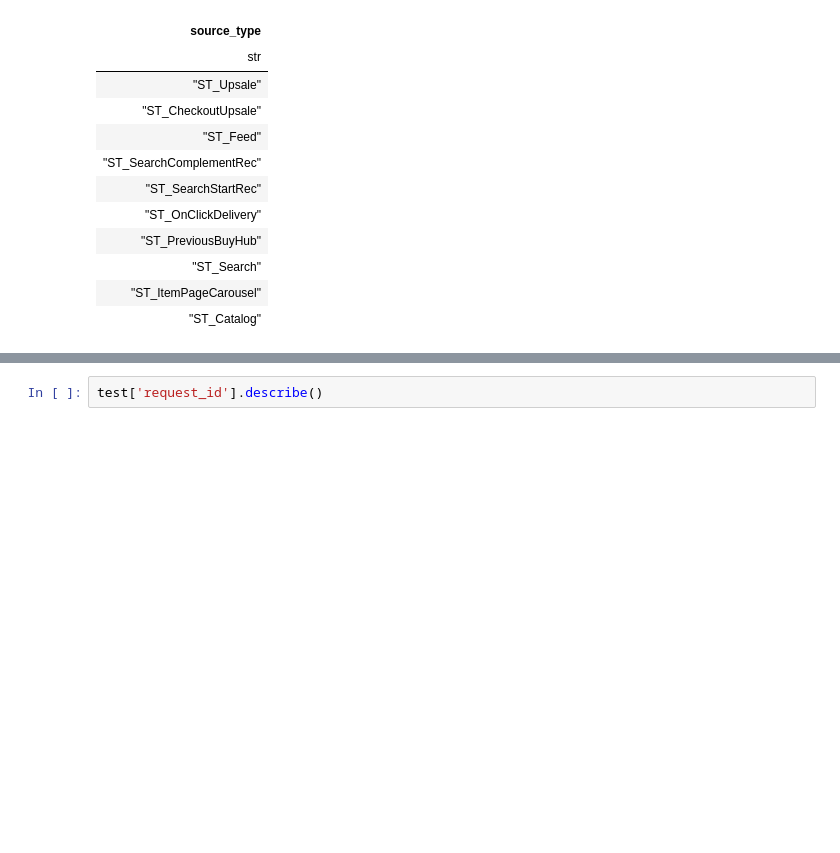
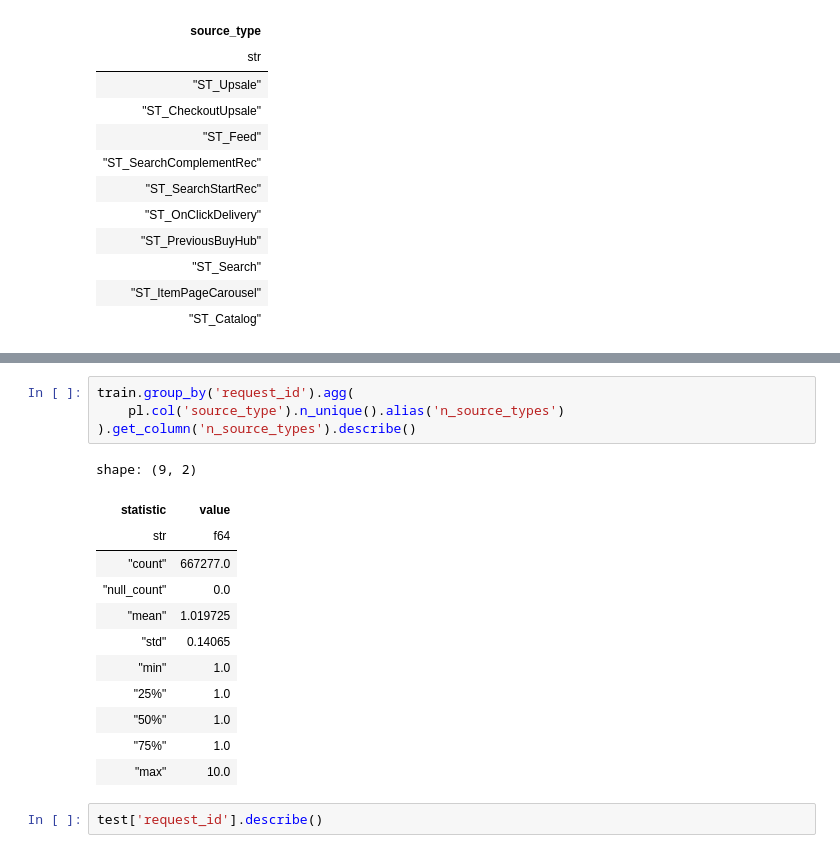
Before and after one commit to almayor/lavka-rs-contest, a Jupyter notebook: exploration.ipynb, the cells around one changed output, grey strips where cells are left out. Drawn from its saved outputs; the diff is of its cells as text; blank space fills up the shorter version.

```diff
--- a/exploration.ipynb
+++ b/exploration.ipynb
@@ -98,3 +115,20 @@ shape: (10,)
+# %%
+train.group_by('request_id').agg(
+    pl.col('source_type').n_unique().alias('n_source_types')
+).get_column('n_source_types').describe()
+# %% [output]
+shape: (9, 2)
+| statistic | value |
+| str | f64 |
+| "count" | 667277.0 |
+| "null_count" | 0.0 |
+| "mean" | 1.019725 |
+| "std" | 0.14065 |
+| "min" | 1.0 |
+| "25%" | 1.0 |
+| "50%" | 1.0 |
+| "75%" | 1.0 |
+| "max" | 10.0 |
 # %%
 test['request_id'].describe()
 # %% [output]
```
Also changed, not shown: parts of 2 cells of this notebook.
